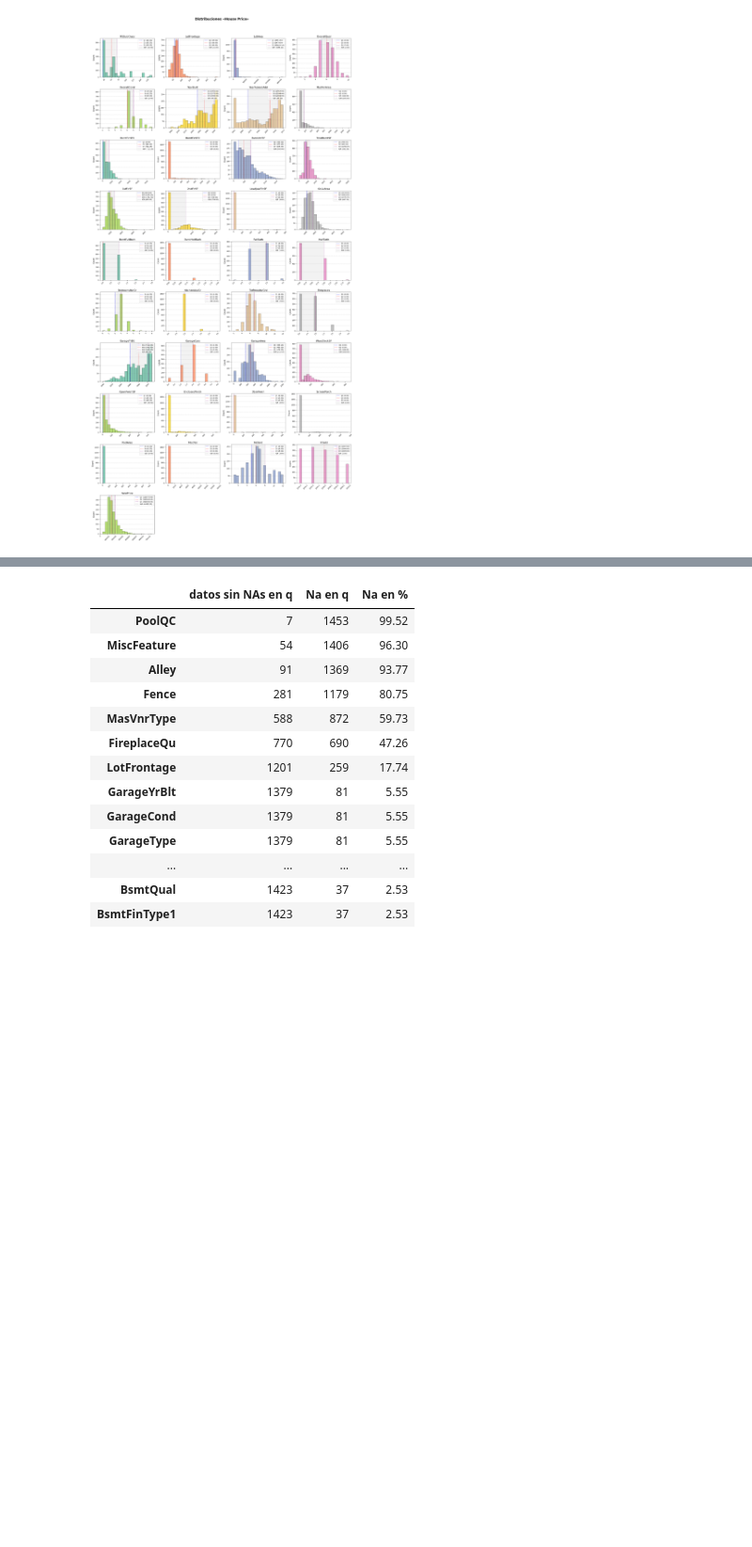
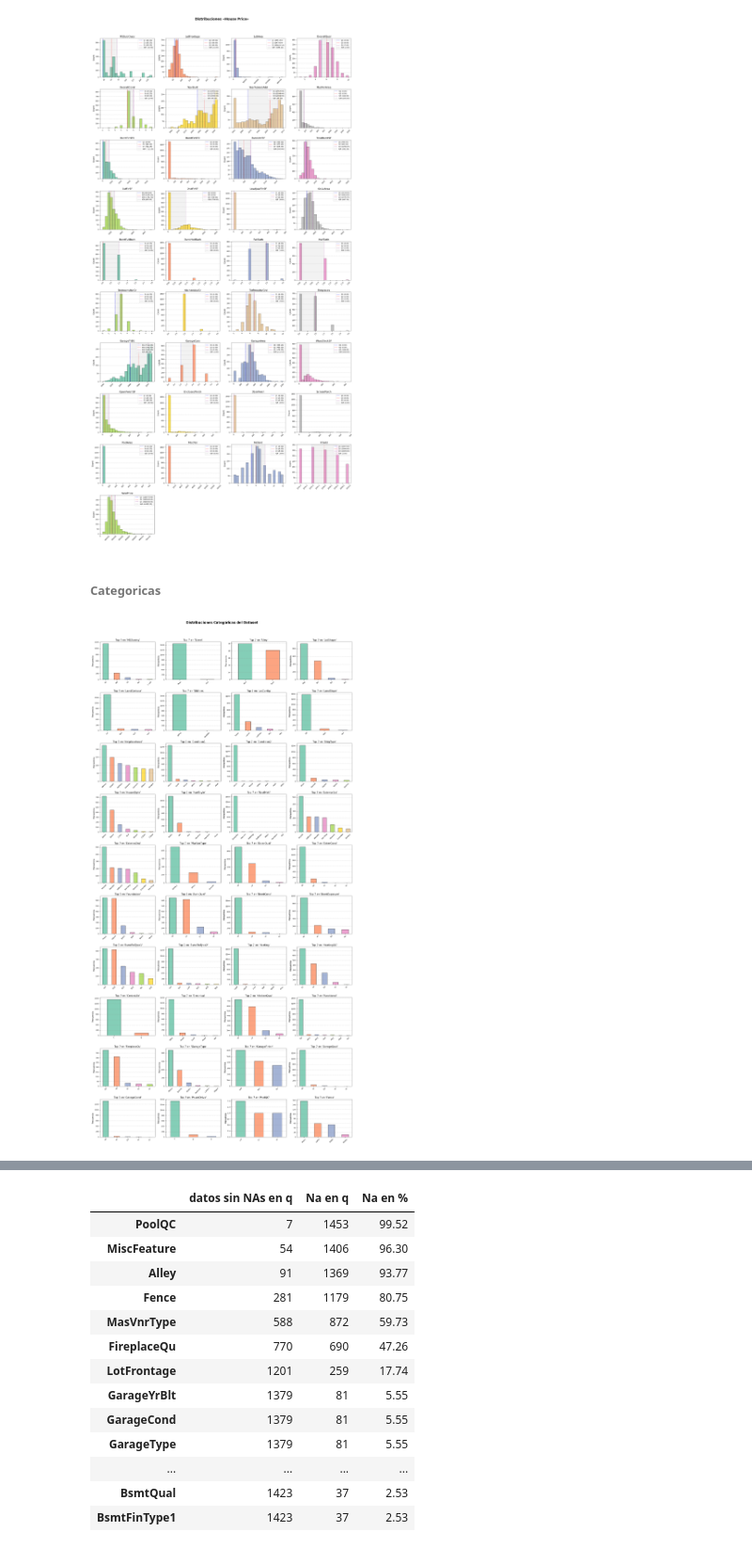
Before and after one commit to gillopy/Coding_Dojo_DS_ML, a Jupyter notebook: 3 - Advance_Machine_Learning/1 - Aprendizaje no supervisado/1.4 - Ingeniería de Características - Transformaciones de Variables (Core)/Transformaciones de Variables (Core).ipynb, the cells around one changed output, grey strips where cells are left out. Shown at 94% size. Cells and saved outputs as stored; diff of their text form; code cells hidden in the pictures; blank space fills up the shorter version.

```diff
--- a/3 - Advance_Machine_Learning/1 - Aprendizaje no supervisado/1.4 - Ingeniería de Características - Transformaciones de Variables (Core)/Transformaciones de Variables (Core).ipynb
+++ b/3 - Advance_Machine_Learning/1 - Aprendizaje no supervisado/1.4 - Ingeniería de Características - Transformaciones de Variables (Core)/Transformaciones de Variables (Core).ipynb
@@ -164,4 +169,20 @@ distributionplot = utils.plot_distributions2(
 )
 # %% [output]
 [figure]
+# %% [markdown]
+###### **Categoricas**
+# %%
+categorical_plot = utils.plot_categorical_distributions(
+    train,               # DataFrame con los datos a graficar
+    figsize=(18, 35),    # Tamaño de la figura (ancho x alto)
+    nrows=10,            # Número de filas en la cuadrícula de subplots
+    ncols=4,             # Número de columnas en la cuadrícula de subplots
+    color=None,          # Deja color en None para usar la paleta
+    palette="Set2",      # Paleta Set2 para barras
+    edgecolor="black",   # Color del borde de las barras
+    top_n=7,             # Mostrar las 7 categorías más frecuentes
+    title="Distribuciones Categóricas del Dataset"  # Título de la figura
+)
+# %% [output]
+[figure, added]
 # %% [markdown]
```
Also changed, not shown: parts of 47 cells of this notebook, 1 other file.
